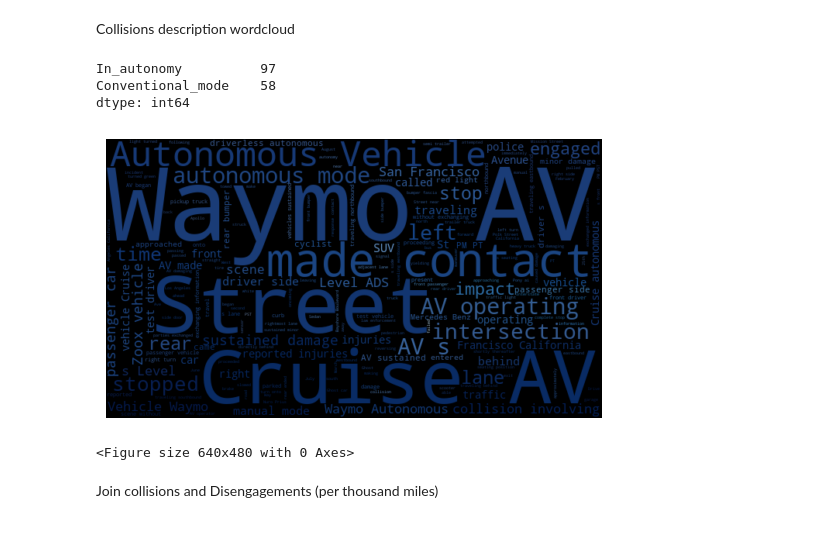
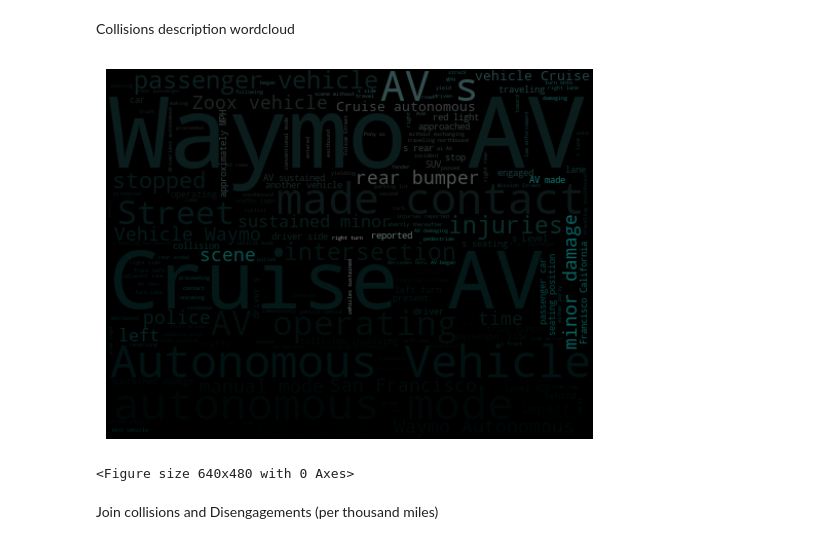
Before and after one commit to Kyle-Markwardt/self-driving-vehicles, a Jupyter notebook: main.ipynb, the cells around one changed output. Saved outputs shown, nothing was run; the diff lists cells and outputs as text; code cells hidden in the pictures.

Commit message:
Changes from last class - lots of messing with the images, cleaning data in the pdf dataframes

```diff
--- a/main.ipynb
+++ b/main.ipynb
@@ -722,33 +747,30 @@ Collisions description wordcloud
 # %%
 collision_description = pd.read_csv('data/collisions/dataframes/descriptions/descriptions.csv')
 
 description = collision_description["Description"].values
 
-coloring = np.array(Image.open('Images/av2.jpg'))
+coloring = np.array(Image.open('Images/av3.jpg'))
 stop_words = ["/n"] + list(STOPWORDS)
 wordcloud = WordCloud(stopwords = stop_words,  max_font_size=200, random_state=4,mask=coloring).generate(str(description))
 
 image_colors = ImageColorGenerator(coloring)
 
 plt.imshow(wordcloud.recolor(color_func=image_colors), interpolation="bilinear")
 plt.axis("off")
 plt.figure()
 
 # Count the occurrences of True values in each column
 mode_counts = collision_description[['In_autonomy', 'Conventional_mode']].sum()
 
 # Create a bar plot using Plotly Express
 fig = px.bar(x=mode_counts.index, y=mode_counts.values, labels={'x': 'Autonomy', 'y': 'Count'},
              title='Counts of True Values in Each Column')
 
 # Show the plot
 fig.show()
 # %% [output]
+[figure, new version]
-In_autonomy          97
-Conventional_mode    58
-dtype: int64
+<Figure size 640x480 with 0 Axes>
-[figure, old version]
-<Figure size 640x480 with 0 Axes>
 # %% [markdown]
 Join collisions and Disengagements (per thousand miles)
 # %%
```
Also changed, not shown: parts of 7 cells of this notebook, 3 other files.
